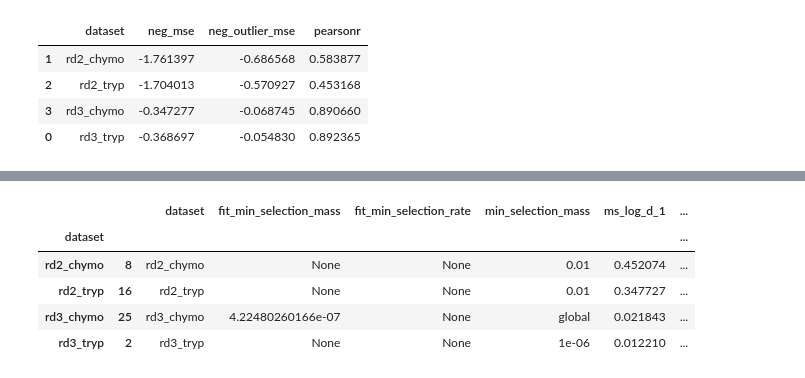
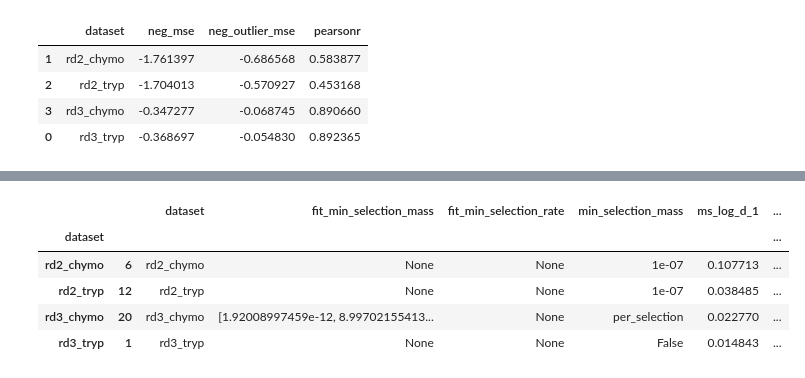
Before and after one commit to asford/protease_experimental_analysis, a Jupyter notebook: workspace/replicate_analysis_analysis.ipynb, the cells around one changed output, grey strips where cells are left out. Drawn from its saved outputs; the diff is of its cells as text; code cells hidden in the pictures.

```diff
--- a/workspace/replicate_analysis_analysis.ipynb
+++ b/workspace/replicate_analysis_analysis.ipynb
@@ -166,17 +224,17 @@ for param in replicate_analysis.param_space:
 # %%
 (
 eval_records
 .groupby(["dataset"])
-.apply(lambda df: df.sort_values("neg_outlier_mse", ascending=False).head(1))
+.apply(lambda df: df.sort_values("neg_sum_ms_log_d", ascending=False).head(1))
 .sort_values("dataset")
 )
 # %% [output]
 |  |  | dataset | fit_min_selection_mass | fit_min_selection_rate | min_selection_mass | ms_log_d_1 | ... |
 | dataset |  |  |  |  |  |  | ... |
-| rd2_chymo | 8 | rd2_chymo | None | None | 0.01 | 0.452074 | ... |
-| rd2_tryp | 16 | rd2_tryp | None | None | 0.01 | 0.347727 | ... |
-| rd3_chymo | 25 | rd3_chymo | 4.22480260166e-07 | None | global | 0.021843 | ... |
-| rd3_tryp | 2 | rd3_tryp | None | None | 1e-06 | 0.012210 | ... |
+| rd2_chymo | 6 | rd2_chymo | None | None | 1e-07 | 0.107713 | ... |
+| rd2_tryp | 12 | rd2_tryp | None | None | 1e-07 | 0.038485 | ... |
+| rd3_chymo | 20 | rd3_chymo | [1.92008997459e-12, 8.99702155413... | None | per_selection | 0.022770 | ... |
+| rd3_tryp | 1 | rd3_tryp | None | None | False | 0.014843 | ... |
 # %%
 import IPython
 
```
Also changed, not shown: parts of 12 cells of this notebook, 2 other files.
